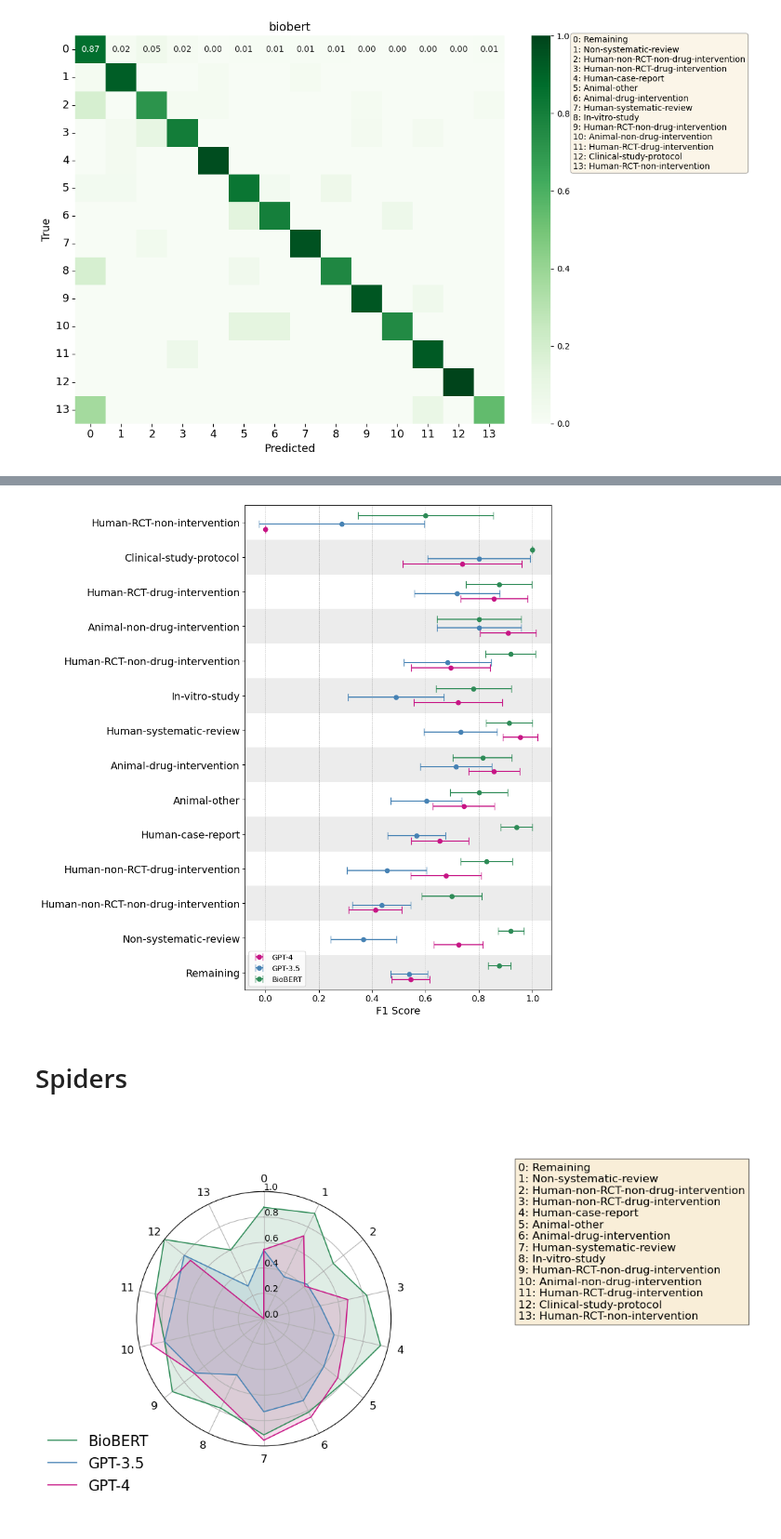
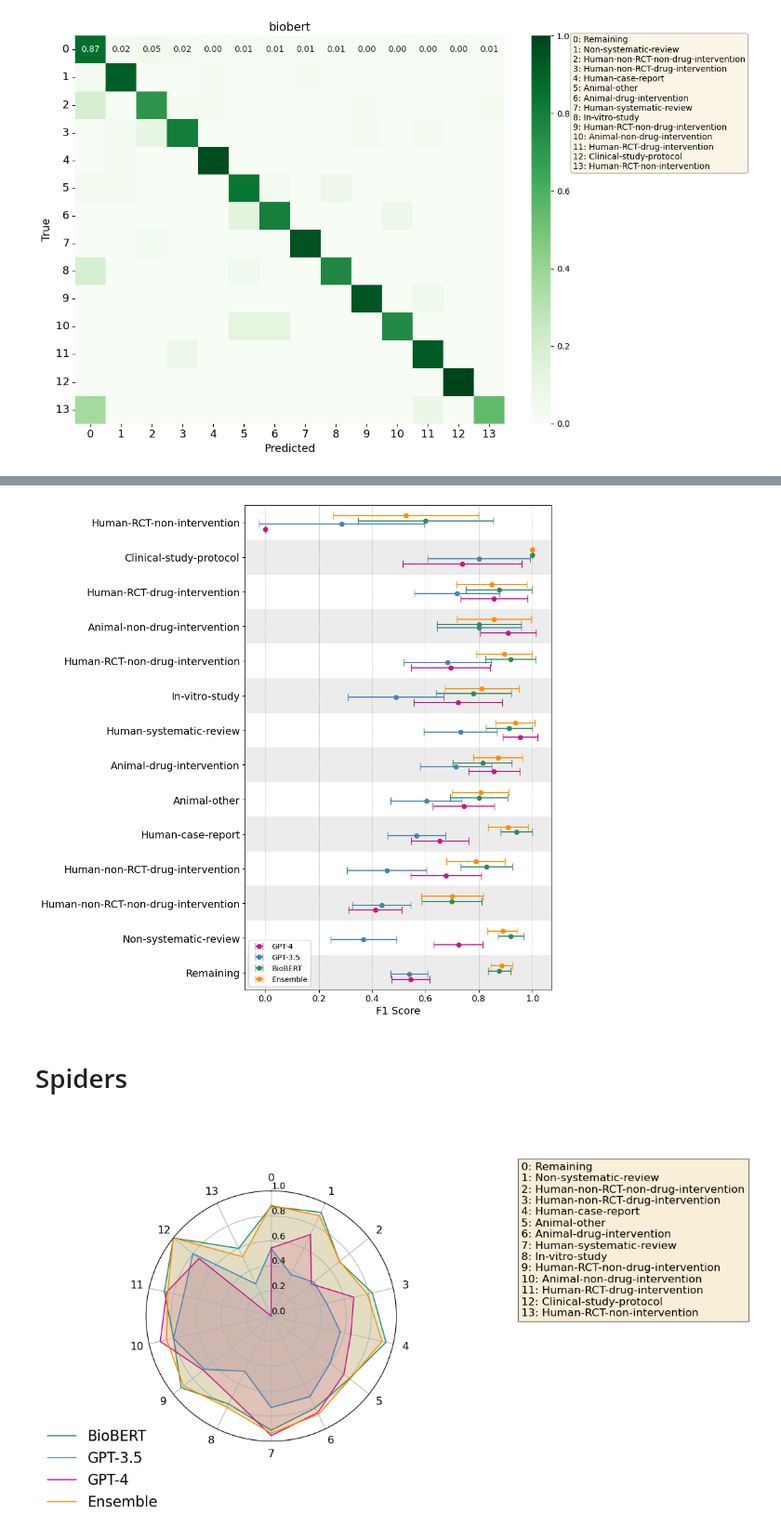
Before and after one commit to Ineichen-Group/StudyTypeTeller, a Jupyter notebook: scripts/evaluation/evaluate_CI.ipynb, the cells around one changed output, grey strips where cells are left out. Shown at 93% size. Cells and saved outputs as stored; diff of their text form; code cells hidden in the pictures.

Commit message:
run evaluations with CI for ensemble

```diff
--- a/scripts/evaluation/evaluate_CI.ipynb
+++ b/scripts/evaluation/evaluate_CI.ipynb
@@ -177,0 +206,20 @@ all_reports_df_gpt3, summary_df_gpt3 = evaluate_predictions_with_ci(output_dir,
+# %%
+model = "ensemble_with_confidence"
+experiment = "ensemble"
+classification_type = "multi"
+label_to_numerical = label_to_numerical_multi
+numerical_to_label = numerical_to_label_multi
+# must be identical with the dir name
+experiment_name = "rerun_finetuning_19-06-24" # TODO modify as needed
+# gold standard col
+target_col = 'true_label'
+# hypothesis col
+prediction_col = 'prediction'
+
+
+filepath = f"./../../models/transformers/evaluations/{experiment_name}/{experiment}/{classification_type}/confidence_based_voting_predictions"
+df = pd.read_csv(f'{filepath}/predictions.csv')
+output_dir = f"{filepath}/results_w_CI"
+os.makedirs(output_dir, exist_ok=True)
+
+all_reports_ensemble_multi, summary_ensemble_multi = evaluate_predictions_with_ci(output_dir, model, df, target_col, prediction_col, label_to_numerical, numerical_to_label, digits=3)
@@ -308,11 +365,11 @@ def plot_winners_w_errorbar(output_dir, models):
 # %%
 output_dir = "./../../model_comparisons"
 os.makedirs(output_dir, exist_ok=True)
-models = "GPT-4_GPT-3_BioBERT"
+models = "GPT-4_GPT-3_BioBERT_ensemble"
 
 plot_winners_w_errorbar(output_dir, models)
 # %% [output]
-[figure, old version]
+[figure, new version]
 # %% [markdown]
 # Spiders
 # %%
@@ -337,33 +394,27 @@ def plot_spider(output_dir, models):
     }
     classes_to_include = list(label_to_numerical.keys())
 
+
     # Filter dataframes
     all_reports_df_gpt4_filtered = all_reports_df_gpt4.loc[classes_to_include]
     all_reports_df_gpt3_filtered = all_reports_df_gpt3.loc[classes_to_include]
     all_reports_df_biobert_filtered = all_reports_biobert.loc[classes_to_include]
+    all_reports_ensemble_multi_filtered = all_reports_ensemble_multi.loc[classes_to_include]
 
     # extract f1 and CI for all models
     # GPT-4, hierarchical
     f1_gpt4 = all_reports_df_gpt4_filtered['f1-score']
-    f1_gpt4_lower = all_reports_df_gpt4_filtered['f1-score CI'].apply(lambda x: x[0])
-    f1_gpt4_upper = all_reports_df_gpt4_filtered['f1-score CI'].apply(lambda x: x[1])
     # GPT-3.5, hierarchical
     f1_gpt3 = all_reports_df_gpt3_filtered['f1-score']
-    f1_gpt3_lower = all_reports_df_gpt3_filtered['f1-score CI'].apply(lambda x: x[0])
-    f1_gpt3_upper = all_reports_df_gpt3_filtered['f1-score CI'].apply(lambda x: x[1])
     # Biobert
     f1_biobert = all_reports_df_biobert_filtered['f1-score']
-    f1_biobert_lower = all_reports_df_biobert_filtered['f1-score CI'].apply(lambda x: x[0])
-    f1_biobert_upper = all_reports_df_biobert_filtered['f1-score CI'].apply(lambda x: x[1])
+    # Ensemble
+    f1_ensemble = all_reports_ensemble_multi_filtered['f1-score']
 
-    # Calculate error bars
-    f1_gpt4_errors = [f1_gpt4 - f1_gpt4_lower, f1_gpt4_upper - f1_gpt4]
-    f1_gpt3_errors = [f1_gpt3 - f1_gpt3_lower, f1_gpt3_upper - f1_gpt3]
-    f1_scibert_errors = [f1_biobert - f1_biobert_lower, f1_biobert_upper - f1_biobert]
+
     # Number of categories (classes) and models
     categories = list(label_to_numerical.values())
     N = len(categories)
-    num_models = 3
 
     # What will be the angle of each axis in the plot?
     angles = [n / float(N) * 2 * pi for n in range(N)]
@@ -388,7 +439,7 @@ def plot_spider(output_dir, models):
     plt.ylim(0, 1)
 
     # Plot each model
-    for model, f1_scores, color in zip(['BioBERT', 'GPT-3.5', 'GPT-4'], [f1_biobert, f1_gpt3, f1_gpt4], ['seagreen', 'steelblue', 'mediumvioletred']):
+    for model, f1_scores, color in zip(['BioBERT', 'GPT-3.5', 'GPT-4', 'Ensemble'], [f1_biobert, f1_gpt3, f1_gpt4, f1_ensemble], ['seagreen', 'steelblue', 'mediumvioletred', 'darkorange']):
         values = [f1_scores[cat] for cat in categories]
         values += values[:1]
         ax.plot(angles, values, linewidth=1.2, linestyle='solid', label=model, color=color)
@@ -418,8 +469,8 @@ def plot_spider(output_dir, models):
 # %%
 output_dir = "./../../model_comparisons"
 os.makedirs(output_dir, exist_ok=True)
-models = "GPT-4_GPT-3_BioBERT"
+models = "GPT-4_GPT-3_BioBERT_Ensemble"
 
 plot_spider(output_dir, models)
 # %% [output]
-[figure, old version]
+[figure, new version]
```
Also changed, not shown: parts of 6 cells of this notebook, 8 other files.
